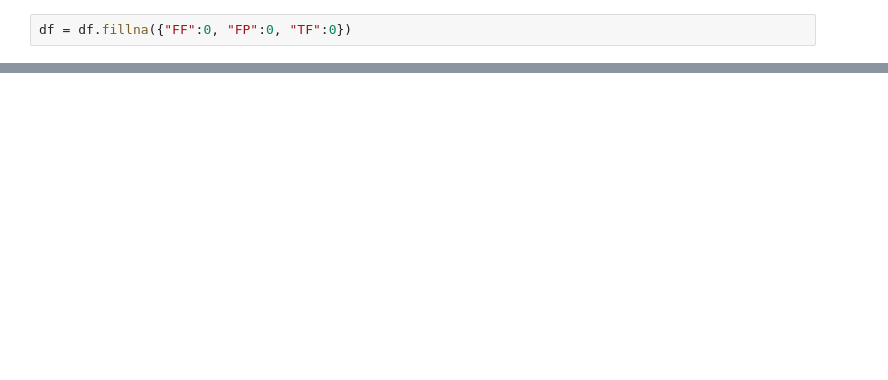
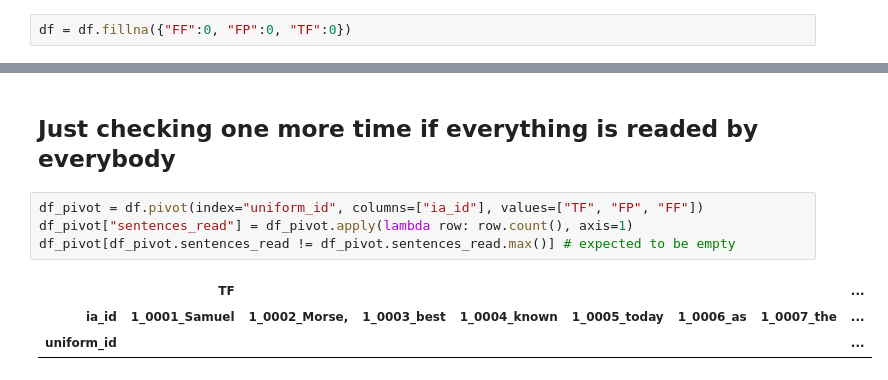
Before and after one commit to linaskerath/ANLP_project, a Jupyter notebook: scripts/data_preparation_new.ipynb, the cells around one changed output, grey strips where cells are left out. Drawn from its saved outputs; the diff is of its cells as text; blank space fills up the shorter version.

```diff
--- a/scripts/data_preparation_new.ipynb
+++ b/scripts/data_preparation_new.ipynb
@@ -255,0 +299,10 @@ len(df[["itemid", "sentnum", "ianum"]].drop_duplicates()) # expected ~900 words
+# %% [markdown]
+## Just checking one more time if everything is readed by everybody
+# %%
+df_pivot = df.pivot(index="uniform_id", columns=["ia_id"], values=["TF", "FP", "FF"])
+df_pivot["sentences_read"] = df_pivot.apply(lambda row: row.count(), axis=1)
+df_pivot[df_pivot.sentences_read != df_pivot.sentences_read.max()] # expected to be empty
+# %% [output]
+|  | TF |  |  |  |  |  |  | ... |
+| ia_id | 1_0001_Samuel | 1_0002_Morse, | 1_0003_best | 1_0004_known | 1_0005_today | 1_0006_as | 1_0007_the | ... |
+| uniform_id |  |  |  |  |  |  |  | ... |
```
Also changed, not shown: parts of 14 cells of this notebook, 2 other files.
